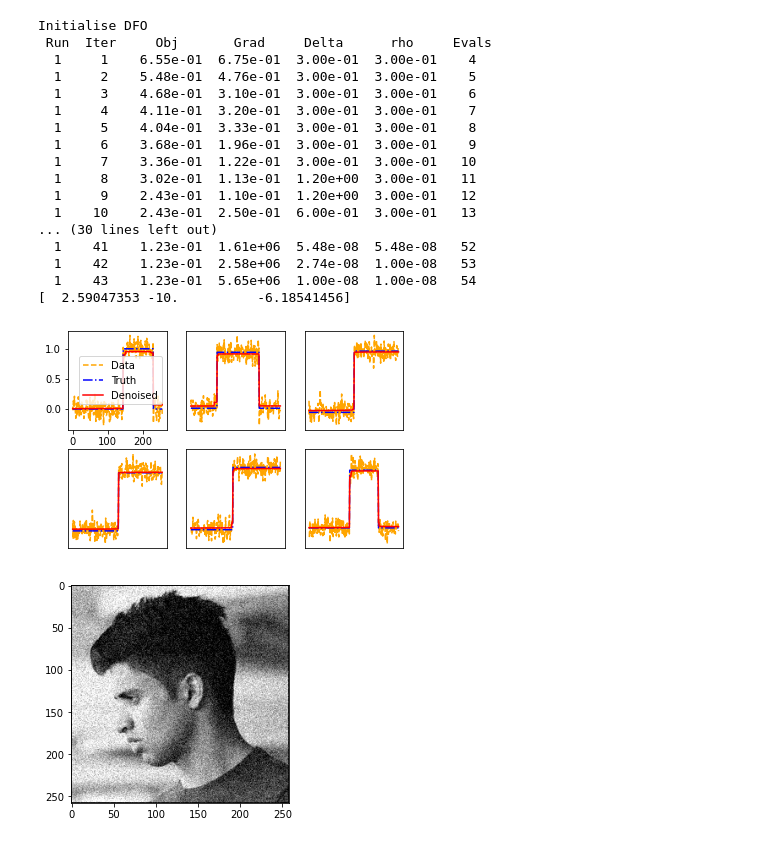
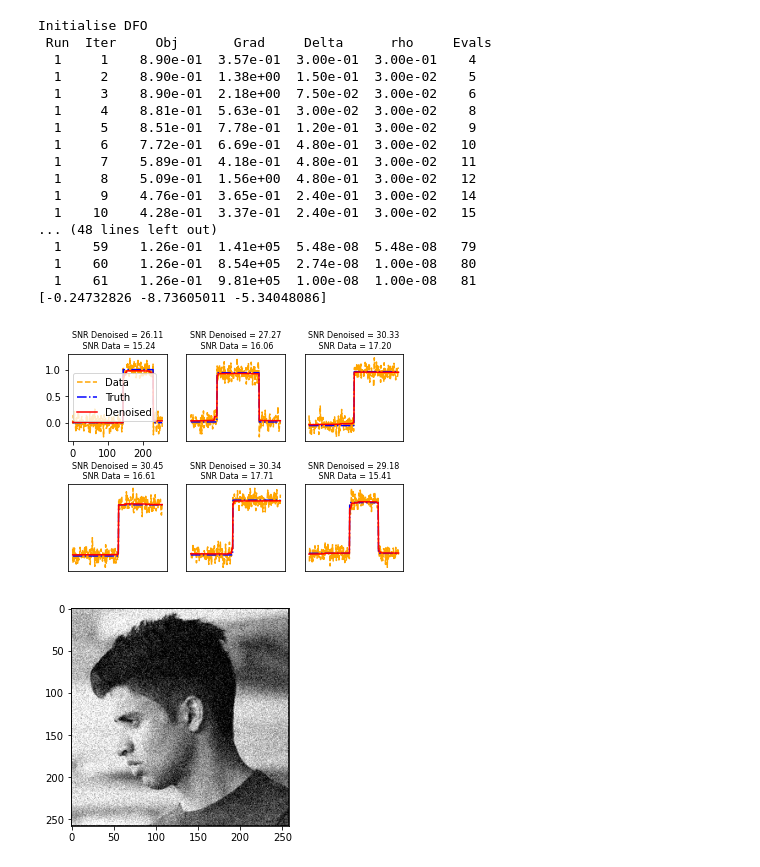
Before and after one commit to MohammadSadeghSalehi/Bilevel, a Jupyter notebook: Codes/Bilevel.ipynb, the cells around one changed output. Cells and saved outputs as stored; diff of their text form; code cells hidden in the pictures.

```diff
--- a/Codes/Bilevel.ipynb
+++ b/Codes/Bilevel.ipynb
@@ -38,7 +38,7 @@ class DFO_FISTA:
         x = self.x0[i,:]
         t = 0
         if 10*self.uppersolver.delta**2 == 0:
-            self.tol = 1e-6
+            self.tol = 1e-1
         else:
             self.tol = 1e-2*self.uppersolver.delta**2
         for k in range(self.max_iter):
@@ -140,7 +140,8 @@ denoised = Bilevel.FISTA(thetaOptimal[0],thetaOptimal[1],thetaOptimal[2],1)
 # plt.ylabel('Upper Level Objective Value')
 # plt.xscale('log')
 # plt.yscale('log')
-
+snr = 10*np.log10(np.linalg.norm(b[1,:])**2/np.linalg.norm(b[1,:]-denoised)**2)
+Nsnr = 10*np.log10(np.linalg.norm(b[1,:])**2/np.linalg.norm(b[1,:]-y[1,:])**2)
 fig, ((ax1,ax2,ax3),(ax4,ax5,ax6))= plt.subplots(2, 3)
 ax1.plot(y[1,:],label='Data',linestyle='--',color = 'orange')
 ax1.plot(b[1,:],label='Truth',linestyle = '-.',color = 'blue')
@@ -148,61 +149,79 @@ ax1.plot(denoised,label='Denoised',color = 'red')
 # ax1.axes.get_xaxis().set_visible(False)
 # ax1.axes.get_yaxis().set_ticks([])
 ax1.legend()
+ax1.set_title('SNR Denoised = '+"{:.2f}".format(snr) +"\n SNR Data = "+"{:.2f}".format(Nsnr) ,fontsize=8)
 
 denoised = Bilevel.FISTA(thetaOptimal[0],thetaOptimal[1],thetaOptimal[2],3)
+snr = 10*np.log10(np.linalg.norm(b[3,:])**2/np.linalg.norm(b[3,:]-denoised)**2)
+Nsnr = 10*np.log10(np.linalg.norm(b[3,:])**2/np.linalg.norm(b[3,:]-y[3,:])**2)
+
 ax2.plot(y[3,:],label='Data',linestyle='--',color = 'orange')
 ax2.plot(b[3,:],label='Truth',linestyle='-.',color = 'blue')
 ax2.plot(denoised,label='Denoised',color = 'red')
 ax2.axes.get_xaxis().set_visible(False)
 ax2.axes.get_yaxis().set_ticks([])
+ax2.set_title('SNR Denoised = '+"{:.2f}".format(snr) +"\n SNR Data = "+"{:.2f}".format(Nsnr) ,fontsize=8)
 
 denoised = Bilevel.FISTA(thetaOptimal[0],thetaOptimal[1],thetaOptimal[2],5)
+Nsnr = 10*np.log10(np.linalg.norm(b[5,:])**2/np.linalg.norm(b[5,:]-y[5,:])**2)
+snr = 10*np.log10(np.linalg.norm(b[5,:])**2/np.linalg.norm(b[5,:]-denoised)**2)
 ax3.plot(y[5,:],label='Data',linestyle='--',color = 'orange')
 ax3.plot(b[5,:],label='Truth',linestyle='-.',color = 'blue')
 ax3.plot(denoised,label='Denoised',color = 'red')
 ax3.axes.get_xaxis().set_visible(False)
 ax3.axes.get_yaxis().set_ticks([])
+ax3.set_title('SNR Denoised = '+"{:.2f}".format(snr) +"\n SNR Data = "+"{:.2f}".format(Nsnr) ,fontsize=8)
 
 denoised = Bilevel.FISTA(thetaOptimal[0],thetaOptimal[1],thetaOptimal[2],7)
+snr = 10*np.log10(np.linalg.norm(b[7,:])**2/np.linalg.norm(b[7,:]-denoised)**2)
+Nsnr = 10*np.log10(np.linalg.norm(b[7,:])**2/np.linalg.norm(b[7,:]-y[7,:])**2)
 ax4.plot(y[7,:],label='Data',linestyle='--',color = 'orange')
 ax4.plot(b[7,:],label='Truth',linestyle='-.',color = 'blue')
 ax4.plot(denoised,label='Denoised',color = 'red')
 ax4.axes.get_xaxis().set_visible(False)
 ax4.axes.get_yaxis().set_ticks([])
+ax4.set_title('SNR Denoised = '+"{:.2f}".format(snr) +"\n SNR Data = "+"{:.2f}".format(Nsnr) ,fontsize=8)
 
 denoised = Bilevel.FISTA(thetaOptimal[0],thetaOptimal[1],thetaOptimal[2],10)
+snr = 10*np.log10(np.linalg.norm(b[10,:])**2/np.linalg.norm(b[10,:]-denoised)**2)
+Nsnr = 10*np.log10(np.linalg.norm(b[10,:])**2/np.linalg.norm(b[10,:]-y[10,:])**2)
 ax5.plot(y[10,:],label='Data',linestyle='--',color = 'orange')
 ax5.plot(b[10,:],label='Truth',linestyle='-.',color = 'blue')
 ax5.plot(denoised,label='Denoised',color = 'red')
 ax5.axes.get_xaxis().set_visible(False)
 ax5.axes.get_yaxis().set_ticks([])
+ax5.set_title('SNR Denoised = '+"{:.2f}".format(snr) +"\n SNR Data = "+"{:.2f}".format(Nsnr) ,fontsize=8)
 
 denoised = Bilevel.FISTA(thetaOptimal[0],thetaOptimal[1],thetaOptimal[2],13)
+snr = 10*np.log10(np.linalg.norm(b[13,:])**2/np.linalg.norm(b[13,:]-denoised)**2)
+Nsnr = 10*np.log10(np.linalg.norm(b[13,:])**2/np.linalg.norm(b[13,:]-y[13,:])**2)
 ax6.plot(y[13,:],label='Data',linestyle='--',color = 'orange')
 ax6.plot(b[13,:],label='Truth',linestyle='-.',color = 'blue')
 ax6.plot(denoised,label='Denoised',color = 'red')
 ax6.axes.get_xaxis().set_visible(False)
 ax6.axes.get_yaxis().set_ticks([])
-fig.savefig('1d dynamic.png',dpi=300)
+ax6.set_title('SNR Denoised = '+"{:.2f}".format(snr) +"\n SNR Data = "+"{:.2f}".format(Nsnr) ,fontsize=8)
+plt.subplots_adjust(hspace=0.5)
+fig.savefig('1d dynamic SNR.png',dpi=300)
 # %% [output]
 Initialise DFO
  Run  Iter     Obj       Grad     Delta      rho     Evals
-  1     1    6.55e-01  6.75e-01  3.00e-01  3.00e-01    4
-  1     2    5.48e-01  4.76e-01  3.00e-01  3.00e-01    5
-  1     3    4.68e-01  3.10e-01  3.00e-01  3.00e-01    6
-  1     4    4.11e-01  3.20e-01  3.00e-01  3.00e-01    7
-  1     5    4.04e-01  3.33e-01  3.00e-01  3.00e-01    8
-  1     6    3.68e-01  1.96e-01  3.00e-01  3.00e-01    9
-  1     7    3.36e-01  1.22e-01  3.00e-01  3.00e-01   10
-  1     8    3.02e-01  1.13e-01  1.20e+00  3.00e-01   11
-  1     9    2.43e-01  1.10e-01  1.20e+00  3.00e-01   12
-  1    10    2.43e-01  2.50e-01  6.00e-01  3.00e-01   13
-... (30 lines left out)
-  1    41    1.23e-01  1.61e+06  5.48e-08  5.48e-08   52
-  1    42    1.23e-01  2.58e+06  2.74e-08  1.00e-08   53
-  1    43    1.23e-01  5.65e+06  1.00e-08  1.00e-08   54
-[  2.59047353 -10.          -6.18541456]
+  1     1    8.90e-01  3.57e-01  3.00e-01  3.00e-01    4
+  1     2    8.90e-01  1.38e+00  1.50e-01  3.00e-02    5
+  1     3    8.90e-01  2.18e+00  7.50e-02  3.00e-02    6
+  1     4    8.81e-01  5.63e-01  3.00e-02  3.00e-02    8
+  1     5    8.51e-01  7.78e-01  1.20e-01  3.00e-02    9
+  1     6    7.72e-01  6.69e-01  4.80e-01  3.00e-02   10
+  1     7    5.89e-01  4.18e-01  4.80e-01  3.00e-02   11
+  1     8    5.09e-01  1.56e+00  4.80e-01  3.00e-02   12
+  1     9    4.76e-01  3.65e-01  2.40e-01  3.00e-02   14
+  1    10    4.28e-01  3.37e-01  2.40e-01  3.00e-02   15
+... (48 lines left out)
+  1    59    1.26e-01  1.41e+05  5.48e-08  5.48e-08   79
+  1    60    1.26e-01  8.54e+05  2.74e-08  1.00e-08   80
+  1    61    1.26e-01  9.81e+05  1.00e-08  1.00e-08   81
+[-0.24732826 -8.73605011 -5.34048086]
-[figure, old version]
+[figure, new version]
 # %%
 #Renaming images
 import os
```
Also changed, not shown: parts of 6 cells of this notebook.
